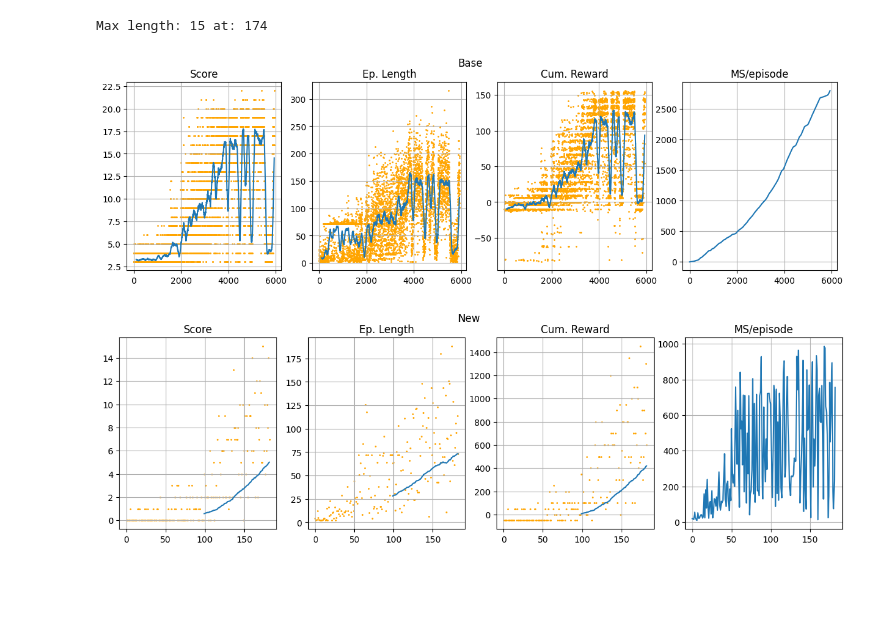
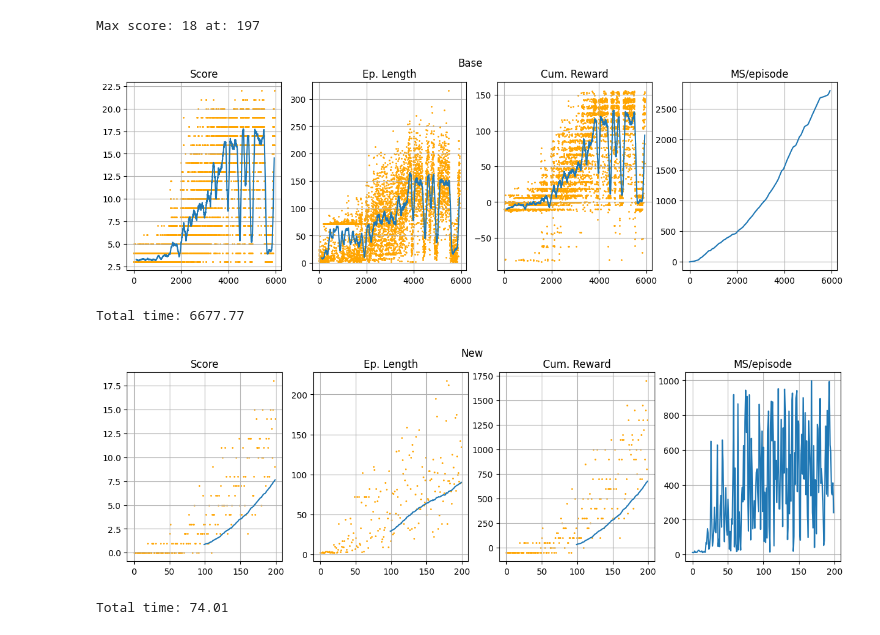
Before and after one commit to jfgagnon00/Snake, a Jupyter notebook: recordings/agent_47_stats.ipynb, the cells around one changed output. Drawn from its saved outputs; the diff is of its cells as text; code cells hidden in the pictures; blank space fills up the shorter version.

```diff
--- a/recordings/agent_47_stats.ipynb
+++ b/recordings/agent_47_stats.ipynb
@@ -45,32 +45,37 @@ def graph(df, title, ROLLING=100):
     plt.subplot(142)
     plt.plot(df.Episode, df.EpisodeLength.rolling(ROLLING).mean())
     plt.scatter(df.Episode, df.EpisodeLength, s=1, color="orange")
     plt.title("Ep. Length")
     plt.grid()
 
     plt.subplot(143)
     if False:
         plt.plot(df.Episode, df.Epsilon)
         plt.title("Epsilon")
     else:
         plt.plot(df.Episode, df.CumulativeReward.rolling(ROLLING).mean())
         plt.scatter(df.Episode, df.CumulativeReward, s=1, color="orange")
         plt.title("Cum. Reward")
     plt.grid()
 
     plt.subplot(144)
     plt.plot(df.Episode, df.EpisodeMS)
     plt.title("MS/episode")
     plt.grid()
 
     plt.suptitle(title)
     plt.show()
 
+    seconds = df.EpisodeMS.sum() / 1000
+    print("Total time:", round(seconds, 2))
+
 print("Max score:", df.Score.max(), "at:", df.Score.argmax())
 
 graph(df_base, "Base")
 graph(df, "New")
 # %% [output]
-Max length: 15 at: 174
+Max score: 18 at: 197
 [figure]
+Total time: 6677.77
-[figure, old version]
+[figure, new version]
+Total time: 74.01
```
Also changed, not shown: parts of 1 cell of this notebook, 3 other files.
